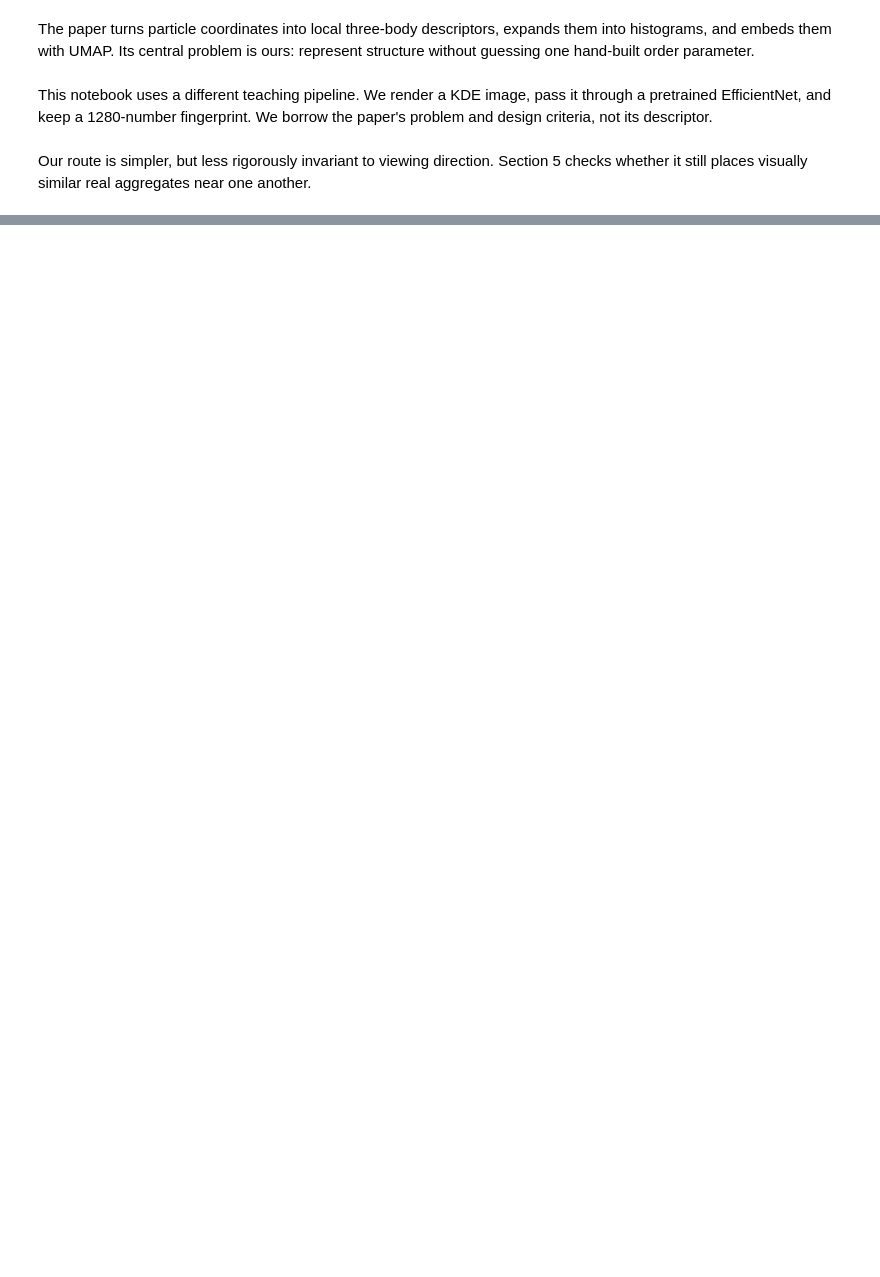
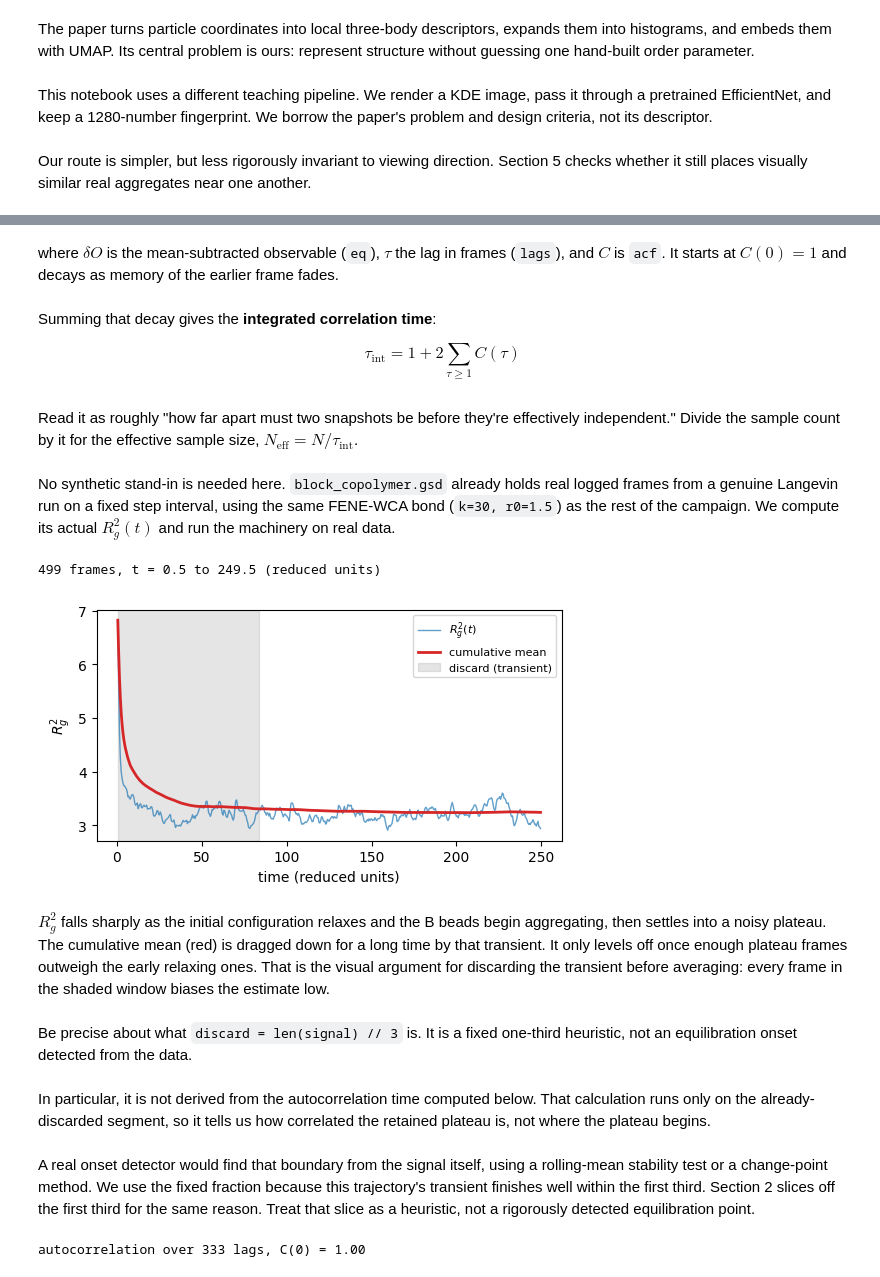
Before and after one commit to huangfrederick/generative-copolymer-workshop, a Jupyter notebook: day1/03_feature_extraction.ipynb, the cells around one changed output, grey strips where cells are left out. Saved outputs shown, nothing was run; the diff lists cells and outputs as text; code cells hidden in the pictures; blank space fills up the shorter version.

```diff
--- a/day1/03_feature_extraction.ipynb
+++ b/day1/03_feature_extraction.ipynb
@@ -48,0 +779,75 @@ The complete notebook, with its code and exercises, will be posted before the wo
+# %% [markdown]
+where $\delta O$ is the mean-subtracted observable (`eq`), $\tau$ the lag in frames (`lags`), and $C$ is `acf`.
+It starts at $C(0)=1$ and decays as memory of the earlier frame fades.
+# %% [markdown]
+Summing that decay gives the **integrated correlation time**:
+
+$$\tau_\mathrm{int} = 1 + 2\sum_{\tau\ge 1} C(\tau)$$
+# %% [markdown]
+Read it as roughly "how far apart must two snapshots be before they're effectively independent."
+Divide the sample count by it for the effective sample size, $N_\mathrm{eff} = N / \tau_\mathrm{int}$.
+# %% [markdown]
+No synthetic stand-in is needed here.
+`block_copolymer.gsd` already holds real logged frames from a genuine Langevin run on a fixed step interval, using the same FENE-WCA bond (`k=30, r0=1.5`) as the rest of the campaign.
+We compute its actual $R_g^2(t)$ and run the machinery on real data.
+# %%
+# Real fine-grained equilibration series: per-frame Rg^2 of this trajectory,
+# computed directly from the production trajectory (same five-step recipe as
+# calc_Rg2 in Section 2 -- shown here first because Section 1 needs a fine time
+# series before Section 2 introduces the function by name).
+trajectory = gsd.hoomd.open('block_copolymer.gsd', mode='r')
+N_polymer = 30
+signal, t = [], []
+for frame in trajectory:
+    unwrapped = frame.particles.position + frame.particles.image * frame.configuration.box[0:3]
+    polymers = np.split(unwrapped, N_polymer)
+    rg_sq_frame = np.mean([np.mean(np.sum((p - p.mean(0))**2, axis=1)) for p in polymers])
+    signal.append(rg_sq_frame)
+    t.append(frame.configuration.step * 0.005)
+signal = np.asarray(signal)
+t = np.asarray(t)
+# ~1/3 of the trajectory, matching the original transient fraction -- computed
+# from length so this survives future NB01 parameter changes (frame count here
+# is driven by n_frames/chunk/GSD-write-trigger in Notebook 01, not fixed).
+discard = len(signal) // 3
+print(f"{len(signal)} frames, t = {t[0]:.1f} to {t[-1]:.1f} (reduced units)")
+# %% [output]
+499 frames, t = 0.5 to 249.5 (reduced units)
+# %%
+run_mean = np.cumsum(signal) / np.arange(1, len(signal) + 1)
+fig, ax = plt.subplots(figsize=(6, 3))
+ax.plot(t, signal, lw=1, alpha=0.7, label='$R_g^2(t)$')
+ax.plot(t, run_mean, 'C3', lw=2, label='cumulative mean')
+ax.axvspan(t[0], t[discard], color='gray', alpha=0.2, label='discard (transient)')
+ax.set_xlabel('time (reduced units)')
+ax.set_ylabel('$R_g^2$')
+ax.legend(fontsize=8)
+plt.show()
+# %% [output]
+[figure, added]
+# %% [markdown]
+$R_g^2$ falls sharply as the initial configuration relaxes and the B beads begin aggregating, then settles into a noisy plateau.
+The cumulative mean (red) is dragged down for a long time by that transient.
+It only levels off once enough plateau frames outweigh the early relaxing ones.
+That is the visual argument for discarding the transient before averaging: every frame in the shaded window biases the estimate low.
+# %% [markdown]
+Be precise about what `discard = len(signal) // 3` is.
+It is a fixed one-third heuristic, not an equilibration onset detected from the data.
+# %% [markdown]
+In particular, it is not derived from the autocorrelation time computed below.
+That calculation runs only on the already-discarded segment, so it tells us how correlated the retained plateau is, not where the plateau begins.
+# %% [markdown]
+A real onset detector would find that boundary from the signal itself, using a rolling-mean stability test or a change-point method.
+We use the fixed fraction because this trajectory's transient finishes well within the first third.
+Section 2 slices off the first third for the same reason.
+Treat that slice as a heuristic, not a rigorously detected equilibration point.
+# %%
+# Autocorrelation of the equilibrated segment, computed by hand
+eq = signal[discard:] - signal[discard:].mean()   # mean-subtract the plateau segment
+full = np.correlate(eq, eq, mode='full')           # raw autocorrelation at all lags
+acf = full[full.size // 2:]                        # keep non-negative lags
+acf = acf / acf[0]                                 # normalize so C(0) = 1
+lags = np.arange(acf.size)
+print(f'autocorrelation over {acf.size} lags, C(0) = {acf[0]:.2f}')
+# %% [output]
+autocorrelation over 333 lags, C(0) = 1.00
```
Also changed, not shown: parts of 202 cells of this notebook, 10 other files.
